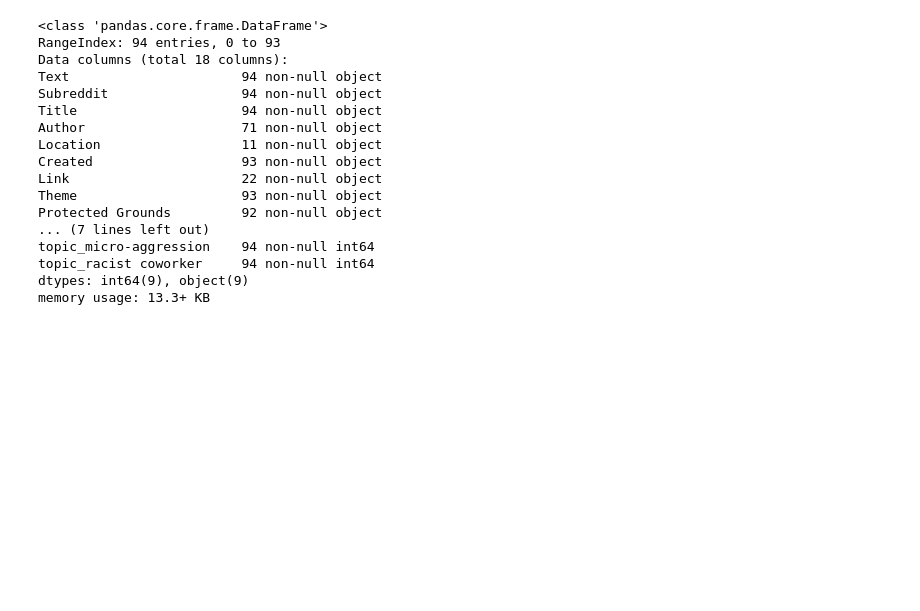
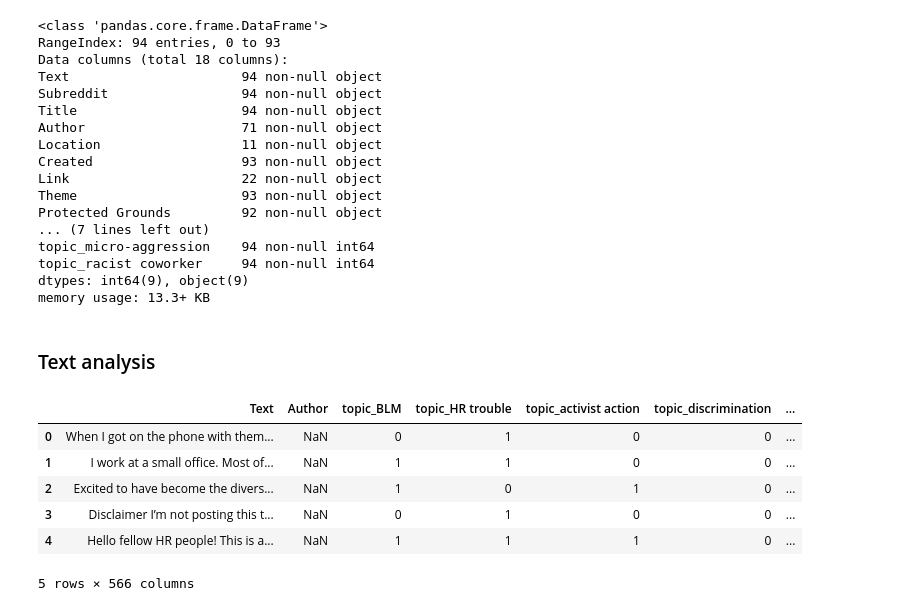
Before and after one commit to robinlli/Police_Shooting_Reddit, a Jupyter notebook: Machine Learning.ipynb, the cells around one changed output. Cells and saved outputs as stored; diff of their text form; code cells hidden in the pictures; blank space fills up the shorter version.

```diff
--- a/Machine Learning.ipynb
+++ b/Machine Learning.ipynb
@@ -117,3 +143,12 @@ topic_micro-aggression    94 non-null int64
 topic_racist coworker     94 non-null int64
 dtypes: int64(9), object(9)
 memory usage: 13.3+ KB
+# %% [markdown]
+### Text analysis
+# %%
+stop_words = stopwords.words('english')
+
+stop_words.extend(['know', 'make', 'need', 'see', 'say', 'think', 'from', 'subject', 're', 'edu', 'use', 'people', 'going', 'even', 'just', 'still', 'really', 'many', 'thats', 'thing', 'actually', 'one', 'get' ])
+stop_words.extend(['subreddit', 'im','dont','have', 'has', 'had', 'are', 'is', 'was', 'were', 'lot', 'lots', 'some', 'can', 'could', 'will', 'would', 'must', 'should', 'also', 'may', 'be'])
+stop_words.extend(['question', 'ask','discuss','redditor', 'reddit', 'post','dedicate', 'discussion'])
+vect_act = CountVectorizer(lowercase=False, min_df=50, max_df=0.6)
@@ -119,0 +172,11 @@ memory usage: 13.3+ KB
+# %%
+DF = pd.concat([identifiers, other, df_text], axis=1)
+DF.head()
+# %% [output]
+|  | Text | Author | topic_BLM | topic_HR trouble | topic_activist action | topic_discrimination | ... |
+| 0 | When I got on the phone with them... | NaN | 0 | 1 | 0 | 0 | ... |
+| 1 | I work at a small office. Most of... | NaN | 1 | 1 | 0 | 0 | ... |
+| 2 | Excited to have become the divers... | NaN | 1 | 0 | 1 | 0 | ... |
+| 3 | Disclaimer I’m not posting this t... | NaN | 0 | 1 | 0 | 0 | ... |
+| 4 | Hello fellow HR people! This is a... | NaN | 1 | 1 | 1 | 0 | ... |
+5 rows × 566 columns
```
Also changed, not shown: parts of 11 cells of this notebook, 1 other file.
